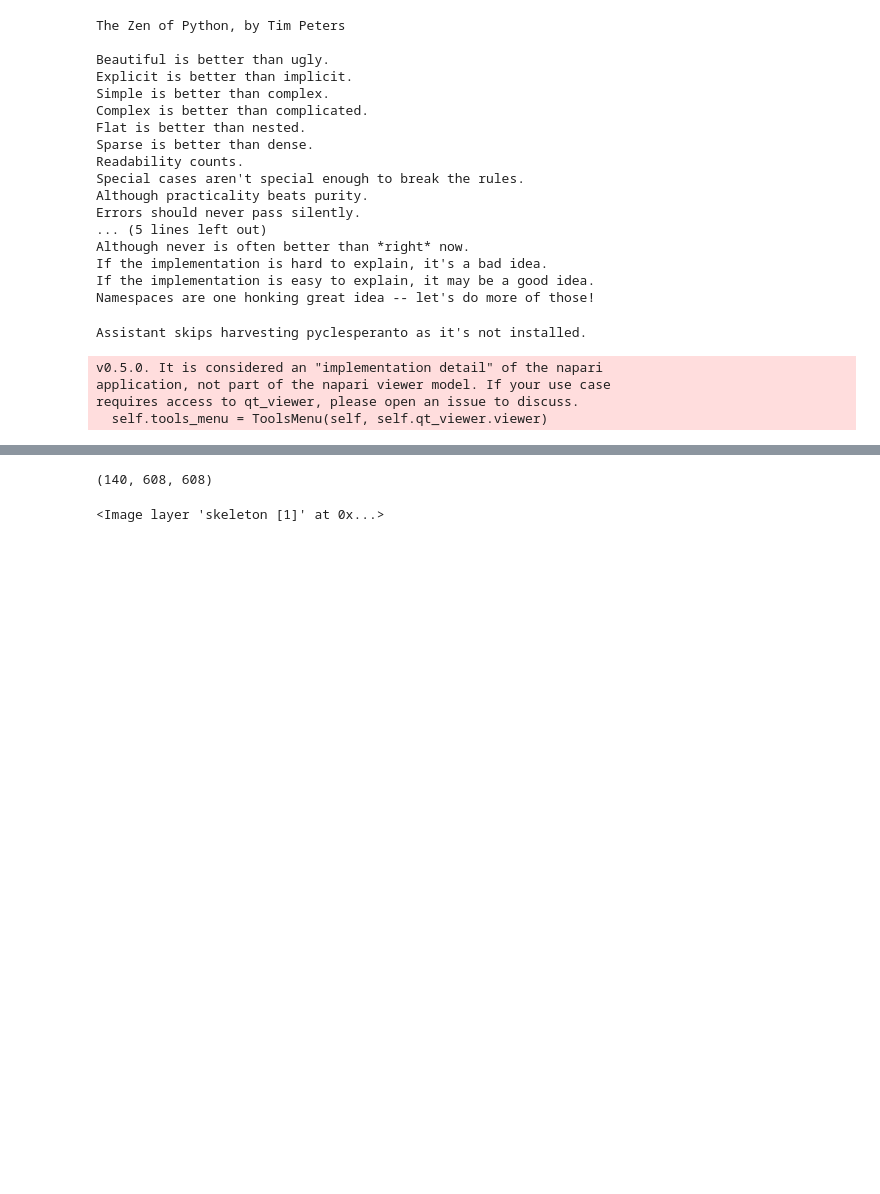
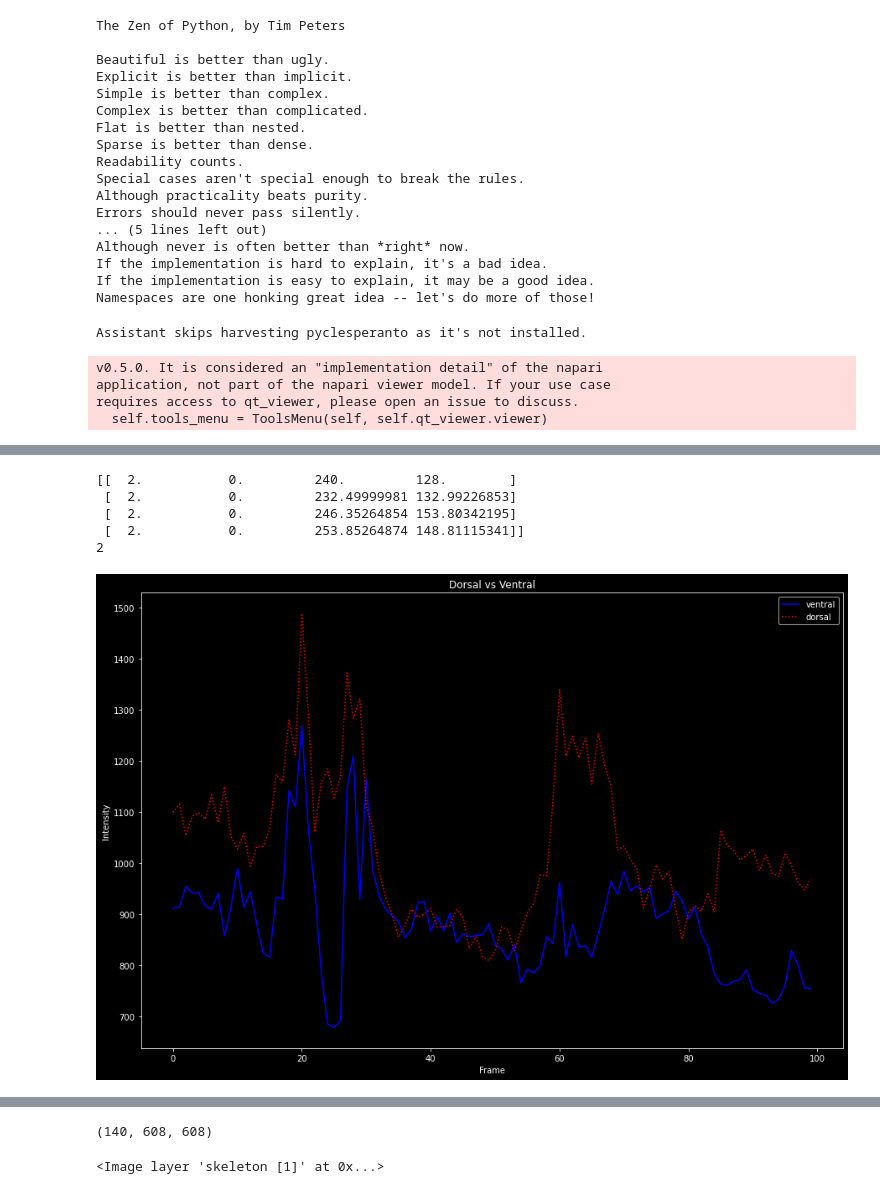
Before and after one commit to SaraLab-Group/m25-napari, a Jupyter notebook: notebooks/test_skeleton.ipynb, the cells around one changed output, grey strips where cells are left out. Saved outputs shown, nothing was run; the diff lists cells and outputs as text; code cells hidden in the pictures; blank space fills up the shorter version.

```diff
--- a/notebooks/test_skeleton.ipynb
+++ b/notebooks/test_skeleton.ipynb
@@ -118,0 +171,5 @@ viewer.add_image(crop_stack_gauss)
+# %%
+k=0
+coords =sk_skeleton[k].path_coordinates(0)
+interp_coord = au.interpolate_skeleton(coords,15)
+print(interp_coord[:,1:].shape)
@@ -118,0 +205,54 @@ viewer.add_image(crop_stack_gauss)
+# %%
+img_tp= 0
+min_val =[226, 125]
+max_val =  [251 ,150]
+ventral = layer_boxes[:,1]
+v=100
+print(ventral[100])
+img_tp = int(ventral[v,0,0])
+print(img_tp)
+# %% [output]
+[[  2.           0.         240.         128.        ]
+ [  2.           0.         232.49999981 132.99226853]
+ [  2.           0.         246.35264854 153.80342195]
+ [  2.           0.         253.85264874 148.81115341]]
+2
+# %%
+t,c,y,x = crop_stack.shape
+r_ventral = np.zeros((t,n_interpol,3))
+r_dorsal = np.zeros((t,n_interpol,3))
+ventral = layer_boxes[:,0]
+dorsal = layer_boxes[:,1]
+nbox,_,_ = ventral.shape
+for v in range(nbox):
+    img_tp = int(ventral[v,0,0])
+    min_val,max_val = au.create_box(ventral[v,:,2:])
+    roi_v = crop_stack[img_tp ,0, min_val[0]:max_val[0], min_val[1]: max_val[1]]
+
+    min_val,max_val = au.create_box(dorsal[v,:,2:])
+    roi_d = crop_stack[img_tp ,0, min_val[0]:max_val[0], min_val[1]: max_val[1]]
+
+    box_num =v%50
+    r_ventral[img_tp,box_num,0]  = roi_v.mean()
+    r_ventral[img_tp,box_num,1] = roi_v.max()
+    r_ventral[img_tp,box_num,2]  = roi_v.sum()
+
+    r_dorsal[img_tp,box_num,0]  = roi_d.mean()
+    r_dorsal[img_tp,box_num,1] = roi_d.max()
+    r_dorsal[img_tp,box_num,2]  = roi_d.sum()
+# %%
+plt.figure(figsize=(15,10))
+i=0 #0-mean,1,max,2 sum
+box_id = 10
+# plt.plot(r_ventral[:,1,i]/np.mean(r_ventral[:,1,i]), label='ventral', linestyle='-',color='blue')
+# plt.plot(r_dorsal[:,1,i]/np.mean(r_dorsal[:,1,i]), label='dorsal', linestyle=':',color='red')
+
+plt.plot(r_ventral[:,box_id,i], label='ventral', linestyle='-',color='blue')
+plt.plot(r_dorsal[:,box_id,i], label='dorsal', linestyle=':',color='red')
+plt.legend()
+plt.title('Dorsal vs Ventral')
+plt.xlabel('Frame')
+plt.ylabel('Intensity')
+plt.show()
+# %% [output]
+[figure, added]
```
Also changed, not shown: parts of 37 cells of this notebook.
